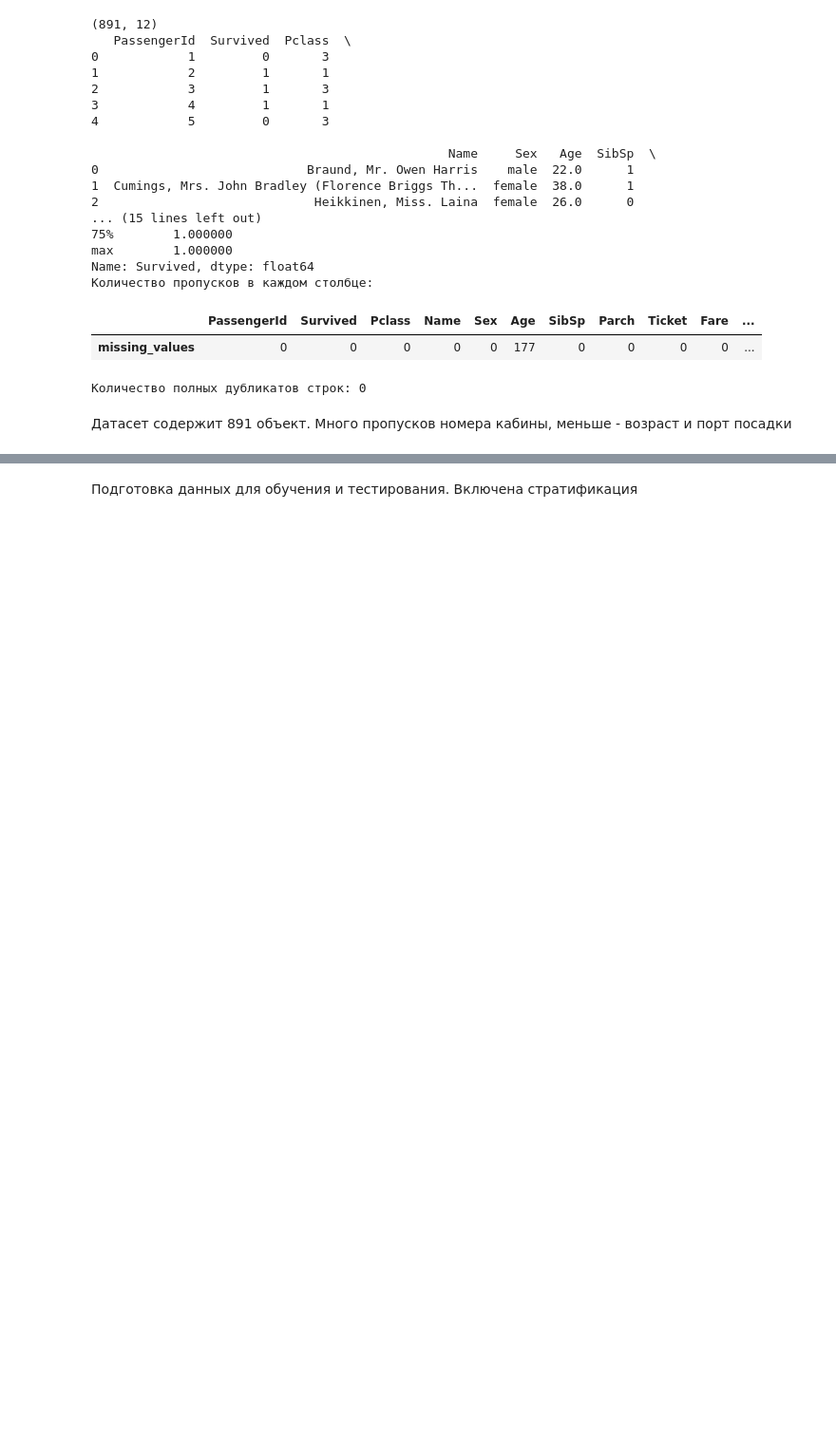
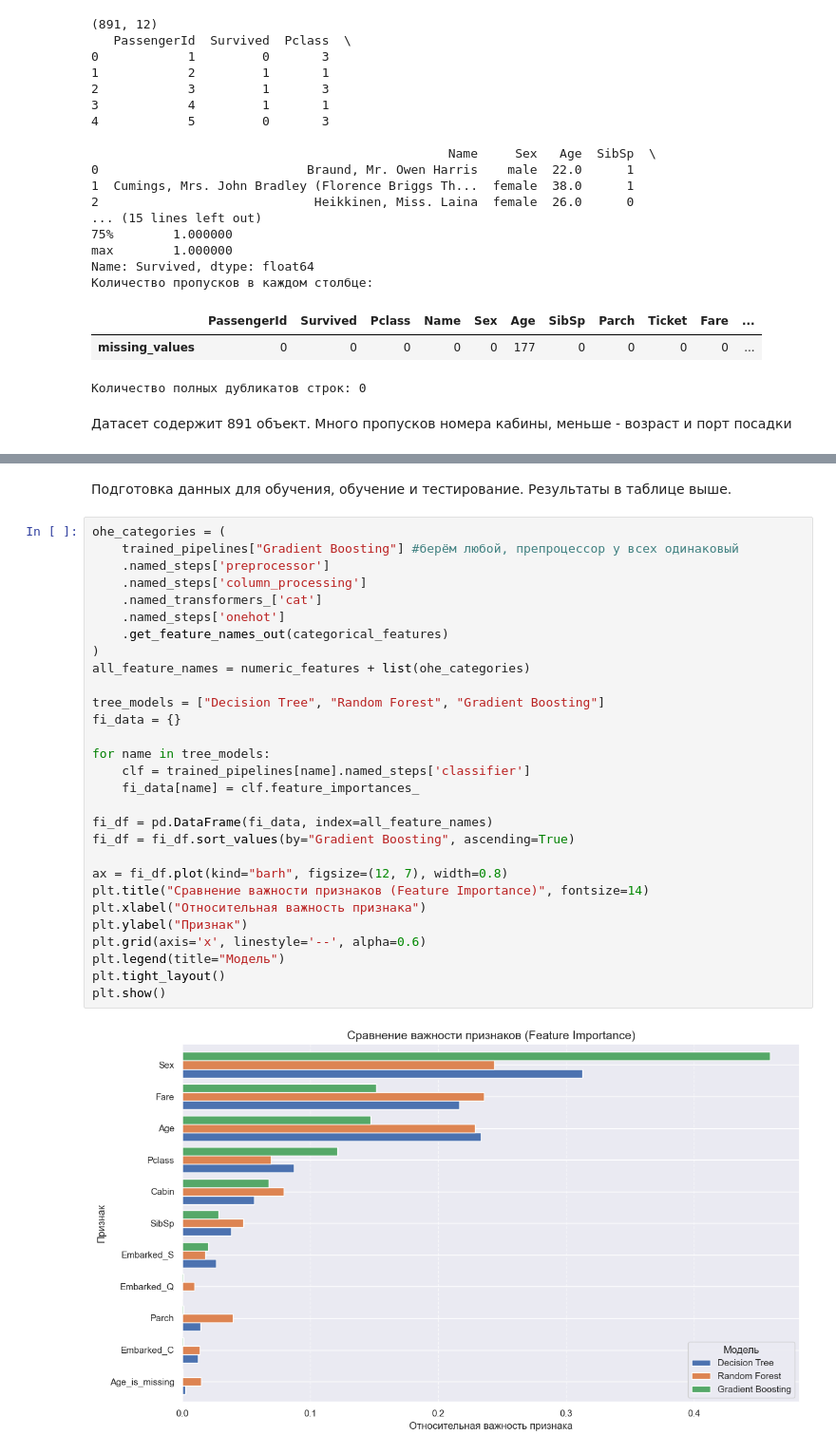
Before and after one commit to CerN04/ml_course_mai, a Jupyter notebook: classification/lab2_ml.ipynb, the cells around one changed output, grey strips where cells are left out. Shown at 95% size. Cells and saved outputs as stored; diff of their text form; blank space fills up the shorter version.

```diff
--- a/classification/lab2_ml.ipynb
+++ b/classification/lab2_ml.ipynb
@@ -131,2 +268,33 @@ print(X_train.shape, X_test.shape)
 # %% [markdown]
-Подготовка данных для обучения и тестирования. Включена стратификация
+Подготовка данных для обучения, обучение и тестирование. Результаты в таблице выше.
+# %%
+ohe_categories = (
+    trained_pipelines["Gradient Boosting"] #берём любой, препроцессор у всех одинаковый
+    .named_steps['preprocessor']
+    .named_steps['column_processing']
+    .named_transformers_['cat']
+    .named_steps['onehot']
+    .get_feature_names_out(categorical_features)
+)
+all_feature_names = numeric_features + list(ohe_categories)
+
+tree_models = ["Decision Tree", "Random Forest", "Gradient Boosting"]
+fi_data = {}
+
+for name in tree_models:
+    clf = trained_pipelines[name].named_steps['classifier']
+    fi_data[name] = clf.feature_importances_
+
+fi_df = pd.DataFrame(fi_data, index=all_feature_names)
+fi_df = fi_df.sort_values(by="Gradient Boosting", ascending=True)
+
+ax = fi_df.plot(kind="barh", figsize=(12, 7), width=0.8)
+plt.title("Сравнение важности признаков (Feature Importance)", fontsize=14)
+plt.xlabel("Относительная важность признака")
+plt.ylabel("Признак")
+plt.grid(axis='x', linestyle='--', alpha=0.6)
+plt.legend(title="Модель")
+plt.tight_layout()
+plt.show()
+# %% [output]
+[figure, added]
```
Also changed, not shown: parts of 5 cells of this notebook.
